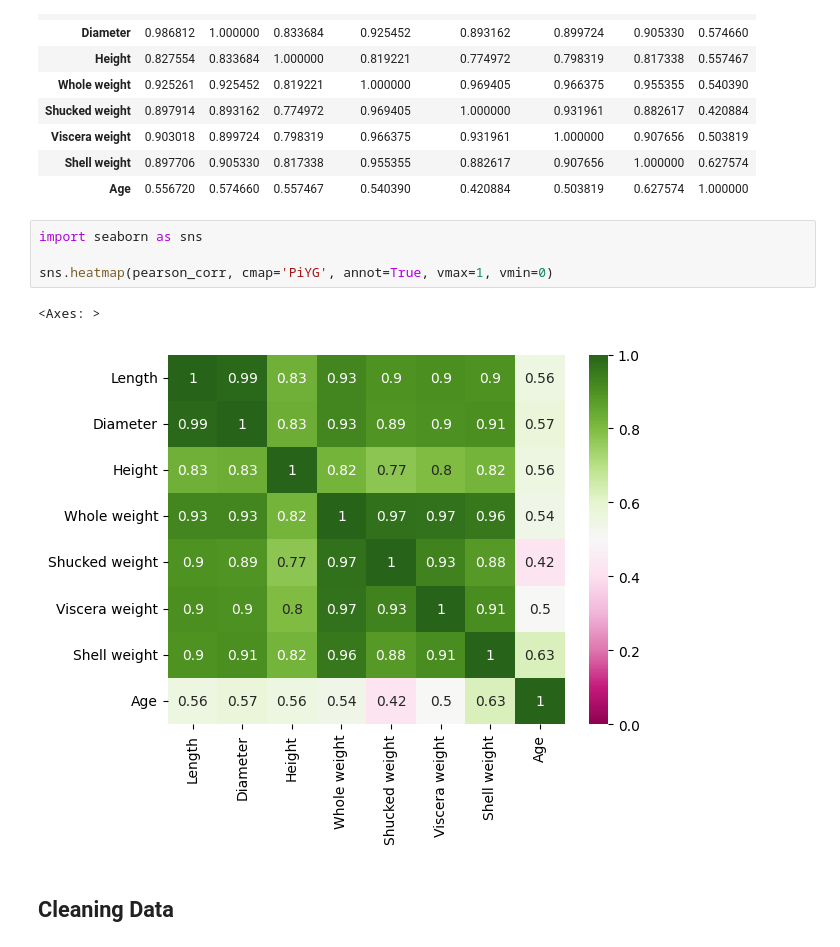
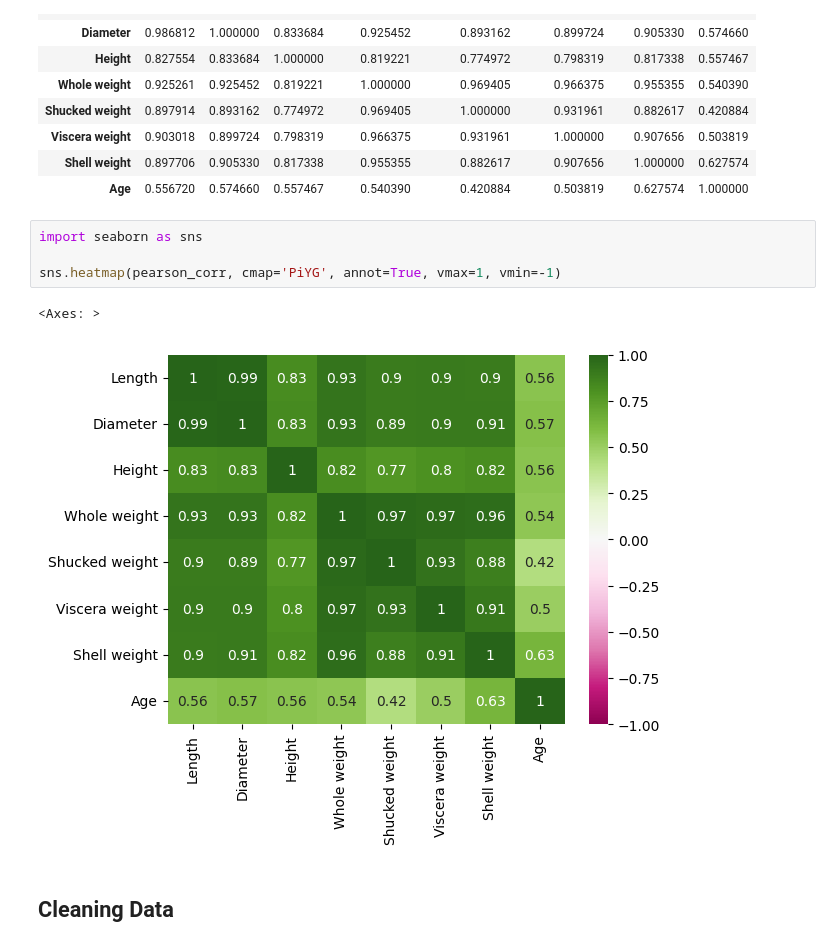
Before and after one commit to SovansunchhayKhoun/final-ml-project, a Jupyter notebook: main.ipynb, the cells around one changed output. Drawn from its saved outputs; the diff is of its cells as text.

```diff
--- a/main.ipynb
+++ b/main.ipynb
@@ -174,10 +177,10 @@ pearson_corr
 # %%
 import seaborn as sns
 
-sns.heatmap(pearson_corr, cmap='PiYG', annot=True, vmax=1, vmin=0)
+sns.heatmap(pearson_corr, cmap='PiYG', annot=True, vmax=1, vmin=-1)
 # %% [output]
 <Axes: >
-[figure, old version]
+[figure, new version]
 # %% [markdown]
 ## Cleaning Data
 # %%
```
Also changed, not shown: parts of 12 cells of this notebook, 2 other files.
